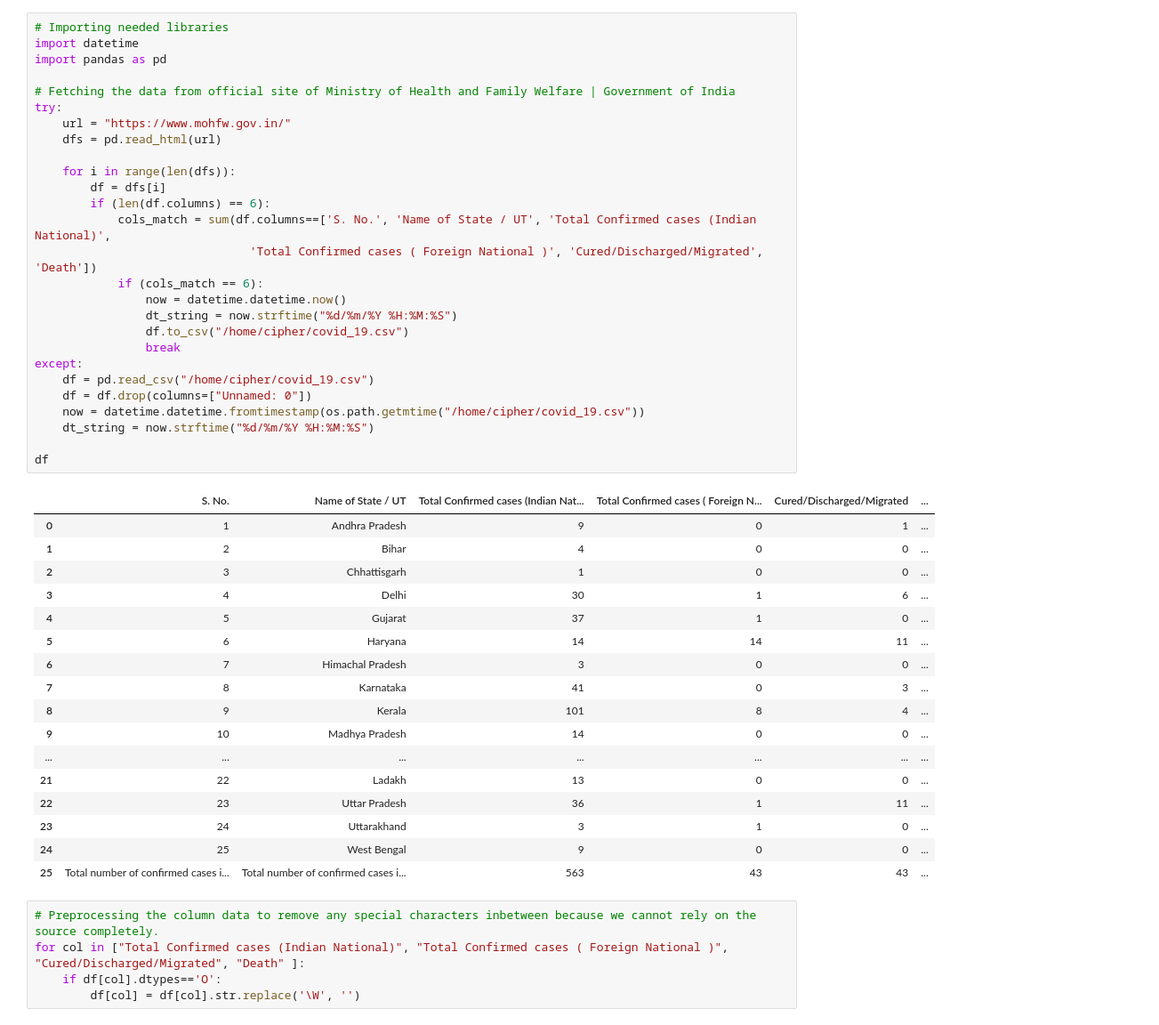
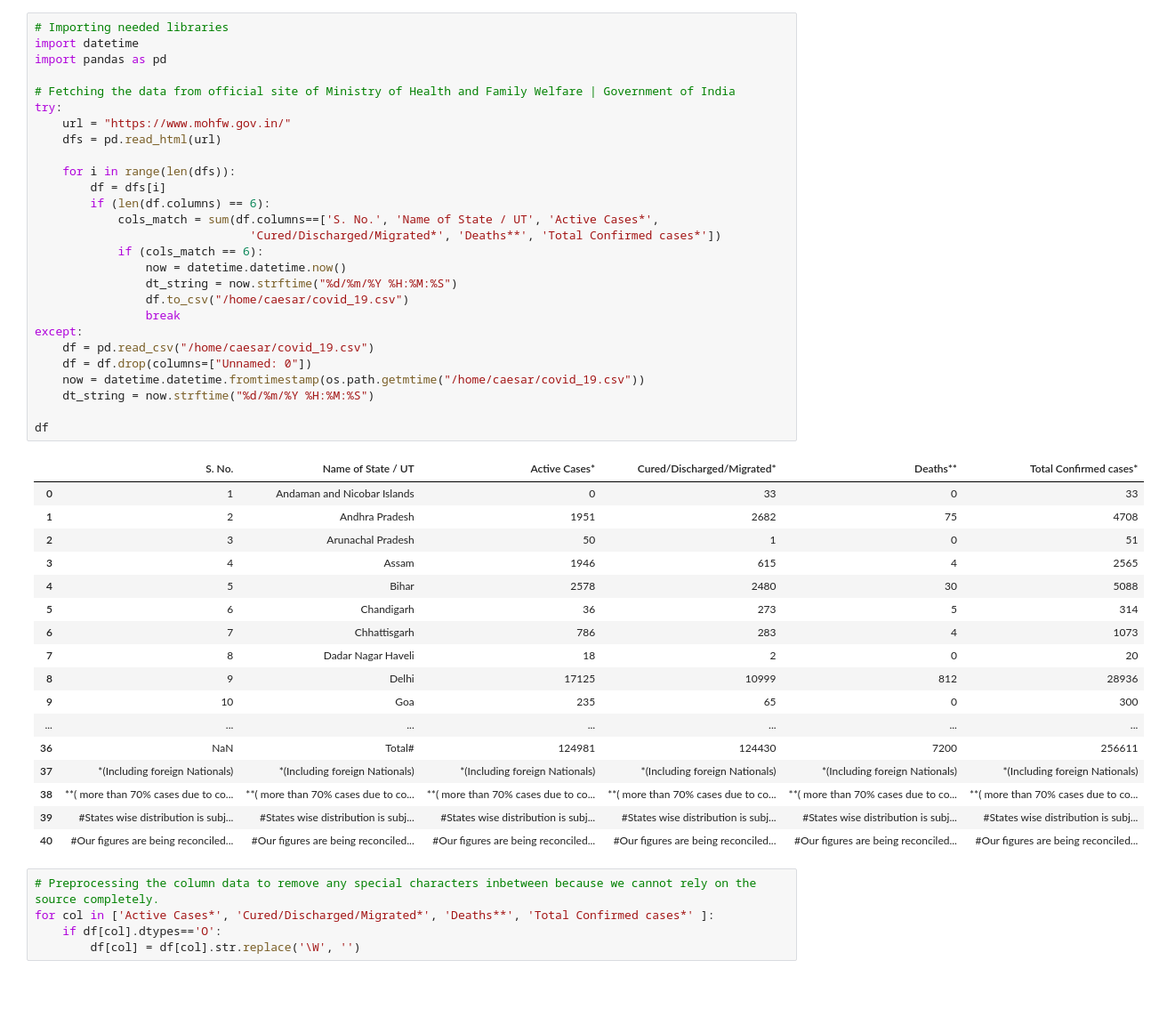
Before and after one commit to DhruvAwasthi/COVID19Tracker, a Jupyter notebook: covid_19.ipynb, the cells around one changed output. Shown at 89% size. Drawn from its saved outputs; the diff is of its cells as text; blank space fills up the shorter version.

```diff
--- a/covid_19.ipynb
+++ b/covid_19.ipynb
@@ -1,51 +1,51 @@
 # %%
 # Importing needed libraries
 import datetime
 import pandas as pd
 
 # Fetching the data from official site of Ministry of Health and Family Welfare | Government of India
 try:
     url = "https://www.mohfw.gov.in/"
     dfs = pd.read_html(url)
 
     for i in range(len(dfs)):
         df = dfs[i]
         if (len(df.columns) == 6):
-            cols_match = sum(df.columns==['S. No.', 'Name of State / UT', 'Total Confirmed cases (Indian National)',
-                               'Total Confirmed cases ( Foreign National )', 'Cured/Discharged/Migrated', 'Death'])
+            cols_match = sum(df.columns==['S. No.', 'Name of State / UT', 'Active Cases*',
+                               'Cured/Discharged/Migrated*', 'Deaths**', 'Total Confirmed cases*'])
             if (cols_match == 6):
                 now = datetime.datetime.now()
                 dt_string = now.strftime("%d/%m/%Y %H:%M:%S")
-                df.to_csv("/home/cipher/covid_19.csv")
+                df.to_csv("/home/caesar/covid_19.csv")
                 break
 except:
-    df = pd.read_csv("/home/cipher/covid_19.csv")
+    df = pd.read_csv("/home/caesar/covid_19.csv")
     df = df.drop(columns=["Unnamed: 0"])
-    now = datetime.datetime.fromtimestamp(os.path.getmtime("/home/cipher/covid_19.csv"))
+    now = datetime.datetime.fromtimestamp(os.path.getmtime("/home/caesar/covid_19.csv"))
     dt_string = now.strftime("%d/%m/%Y %H:%M:%S")
 
 df
 # %% [output]
-|  | S. No. | Name of State / UT | Total Confirmed cases (Indian Nat... | Total Confirmed cases ( Foreign N... | Cured/Discharged/Migrated | ... |
-| 0 | 1 | Andhra Pradesh | 9 | 0 | 1 | ... |
-| 1 | 2 | Bihar | 4 | 0 | 0 | ... |
-| 2 | 3 | Chhattisgarh | 1 | 0 | 0 | ... |
-| 3 | 4 | Delhi | 30 | 1 | 6 | ... |
-| 4 | 5 | Gujarat | 37 | 1 | 0 | ... |
-| 5 | 6 | Haryana | 14 | 14 | 11 | ... |
-| 6 | 7 | Himachal Pradesh | 3 | 0 | 0 | ... |
-| 7 | 8 | Karnataka | 41 | 0 | 3 | ... |
-| 8 | 9 | Kerala | 101 | 8 | 4 | ... |
-| 9 | 10 | Madhya Pradesh | 14 | 0 | 0 | ... |
+|  | S. No. | Name of State / UT | Active Cases* | Cured/Discharged/Migrated* | Deaths** | Total Confirmed cases* |
+| 0 | 1 | Andaman and Nicobar Islands | 0 | 33 | 0 | 33 |
+| 1 | 2 | Andhra Pradesh | 1951 | 2682 | 75 | 4708 |
+| 2 | 3 | Arunachal Pradesh | 50 | 1 | 0 | 51 |
+| 3 | 4 | Assam | 1946 | 615 | 4 | 2565 |
+| 4 | 5 | Bihar | 2578 | 2480 | 30 | 5088 |
+| 5 | 6 | Chandigarh | 36 | 273 | 5 | 314 |
+| 6 | 7 | Chhattisgarh | 786 | 283 | 4 | 1073 |
+| 7 | 8 | Dadar Nagar Haveli | 18 | 2 | 0 | 20 |
+| 8 | 9 | Delhi | 17125 | 10999 | 812 | 28936 |
+| 9 | 10 | Goa | 235 | 65 | 0 | 300 |
 | ... | ... | ... | ... | ... | ... | ... |
-| 21 | 22 | Ladakh | 13 | 0 | 0 | ... |
-| 22 | 23 | Uttar Pradesh | 36 | 1 | 11 | ... |
-| 23 | 24 | Uttarakhand | 3 | 1 | 0 | ... |
-| 24 | 25 | West Bengal | 9 | 0 | 0 | ... |
-| 25 | Total number of confirmed cases i... | Total number of confirmed cases i... | 563 | 43 | 43 | ... |
+| 36 | NaN | Total# | 124981 | 124430 | 7200 | 256611 |
+| 37 | *(Including foreign Nationals) | *(Including foreign Nationals) | *(Including foreign Nationals) | *(Including foreign Nationals) | *(Including foreign Nationals) | *(Including foreign Nationals) |
+| 38 | **( more than 70% cases due to co... | **( more than 70% cases due to co... | **( more than 70% cases due to co... | **( more than 70% cases due to co... | **( more than 70% cases due to co... | **( more than 70% cases due to co... |
+| 39 | #States wise distribution is subj... | #States wise distribution is subj... | #States wise distribution is subj... | #States wise distribution is subj... | #States wise distribution is subj... | #States wise distribution is subj... |
+| 40 | #Our figures are being reconciled... | #Our figures are being reconciled... | #Our figures are being reconciled... | #Our figures are being reconciled... | #Our figures are being reconciled... | #Our figures are being reconciled... |
 # %%
 # Preprocessing the column data to remove any special characters inbetween because we cannot rely on the source completely.
-for col in ["Total Confirmed cases (Indian National)", "Total Confirmed cases ( Foreign National )", "Cured/Discharged/Migrated", "Death" ]:
+for col in ['Active Cases*', 'Cured/Discharged/Migrated*', 'Deaths**', 'Total Confirmed cases*' ]:
     if df[col].dtypes=='O':
         df[col] = df[col].str.replace('\W', '')
 # %%
```
Also changed, not shown: parts of 5 cells of this notebook, 2 other files.
